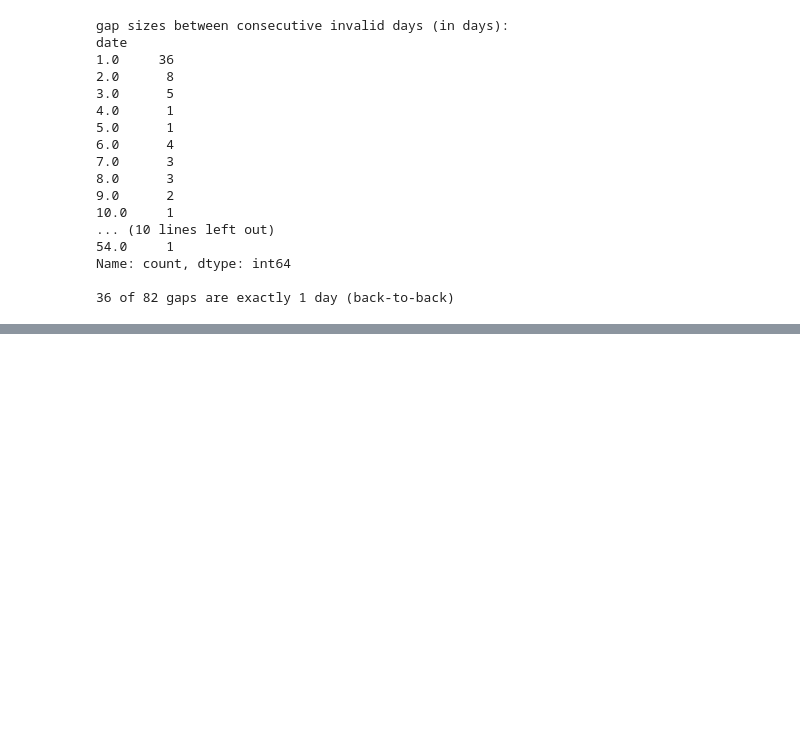
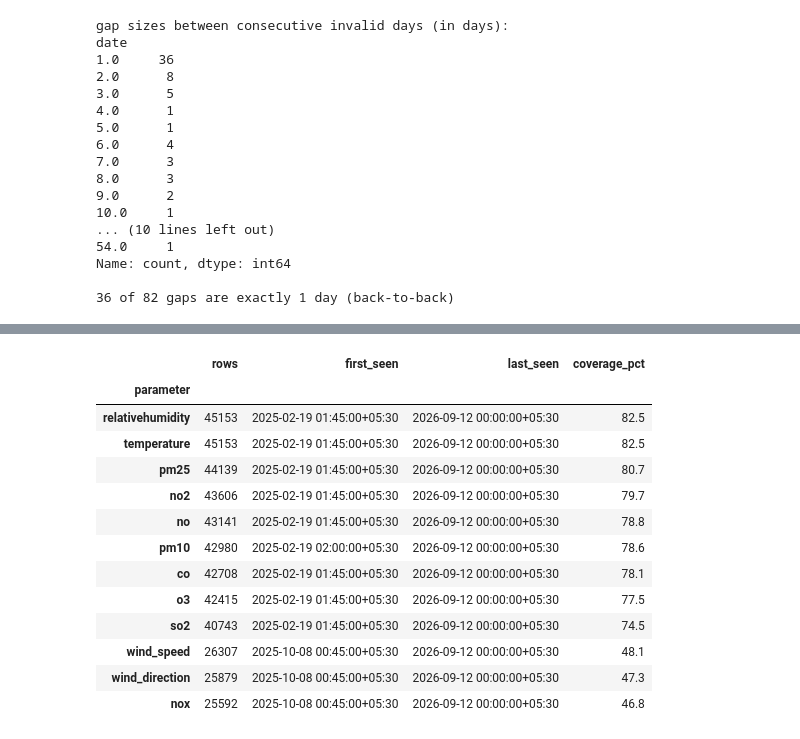
Before and after one commit to coderkali/machine_learning, a Jupyter notebook: 18_Projects/01_Delhi_Air_Forecast/notebooks/08_look_what_wrong.ipynb, the cells around one changed output, grey strips where cells are left out. Drawn from its saved outputs; the diff is of its cells as text; code cells hidden in the pictures; blank space fills up the shorter version.

```diff
--- a/18_Projects/01_Delhi_Air_Forecast/notebooks/08_look_what_wrong.ipynb
+++ b/18_Projects/01_Delhi_Air_Forecast/notebooks/08_look_what_wrong.ipynb
@@ -543,0 +590,31 @@ Name: count, dtype: int64
+# %%
+# Full possible hours for the whole raw_all span, same reference used for
+# pm25 coverage in 2c, so % coverage numbers are comparable across parameters.
+full_span_hours = len(
+    pd.date_range(raw_all["datetime"].min(), raw_all["datetime"].max(), freq="h")
+)
+
+summary = (
+    raw_all.groupby("parameter")
+    .agg(rows=("value", "size"), first_seen=("datetime", "min"), last_seen=("datetime", "max"))
+    .sort_values("rows", ascending=False)
+)
+# Rough coverage %: rows / (possible hours x 4 readings per hour).
+summary["coverage_pct"] = (summary["rows"] / (full_span_hours * 4) * 100).round(1)
+
+summary
+# %% [output]
+|  | rows | first_seen | last_seen | coverage_pct |
+| parameter |  |  |  |  |
+| relativehumidity | 45153 | 2025-02-19 01:45:00+05:30 | 2026-09-12 00:00:00+05:30 | 82.5 |
+| temperature | 45153 | 2025-02-19 01:45:00+05:30 | 2026-09-12 00:00:00+05:30 | 82.5 |
+| pm25 | 44139 | 2025-02-19 01:45:00+05:30 | 2026-09-12 00:00:00+05:30 | 80.7 |
+| no2 | 43606 | 2025-02-19 01:45:00+05:30 | 2026-09-12 00:00:00+05:30 | 79.7 |
+| no | 43141 | 2025-02-19 01:45:00+05:30 | 2026-09-12 00:00:00+05:30 | 78.8 |
+| pm10 | 42980 | 2025-02-19 02:00:00+05:30 | 2026-09-12 00:00:00+05:30 | 78.6 |
+| co | 42708 | 2025-02-19 01:45:00+05:30 | 2026-09-12 00:00:00+05:30 | 78.1 |
+| o3 | 42415 | 2025-02-19 01:45:00+05:30 | 2026-09-12 00:00:00+05:30 | 77.5 |
+| so2 | 40743 | 2025-02-19 01:45:00+05:30 | 2026-09-12 00:00:00+05:30 | 74.5 |
+| wind_speed | 26307 | 2025-10-08 00:45:00+05:30 | 2026-09-12 00:00:00+05:30 | 48.1 |
+| wind_direction | 25879 | 2025-10-08 00:45:00+05:30 | 2026-09-12 00:00:00+05:30 | 47.3 |
+| nox | 25592 | 2025-10-08 00:45:00+05:30 | 2026-09-12 00:00:00+05:30 | 46.8 |
```
Also changed, not shown: parts of 4 cells of this notebook, 1 other file.
